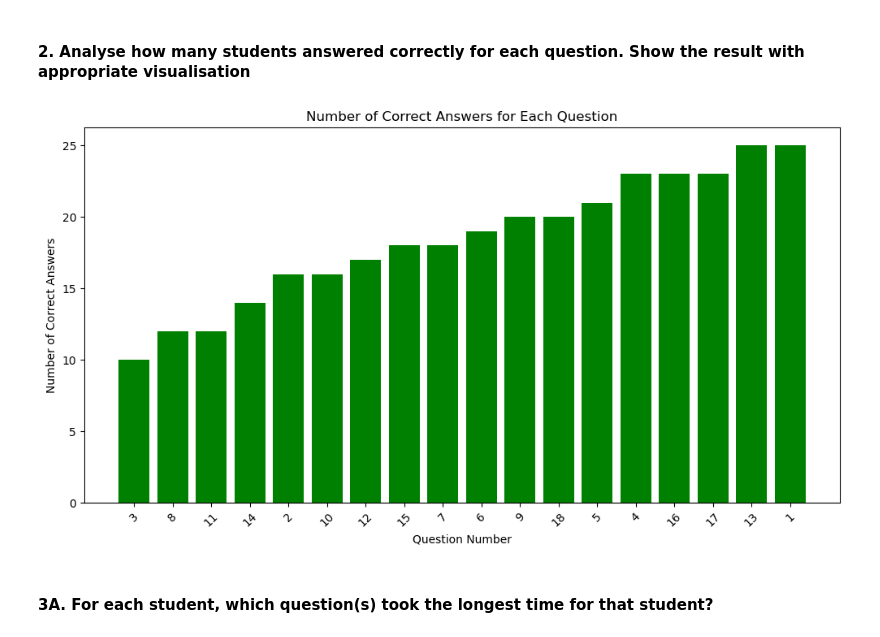
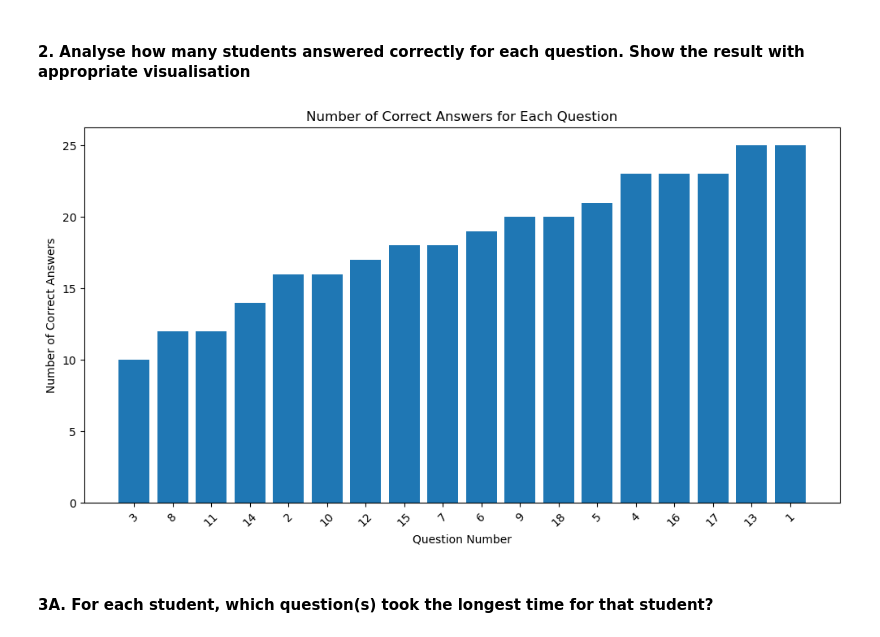
Before and after one commit to erdemhalil/DIT376-PDS, a Jupyter notebook: Assignment 7/a7.ipynb, the cells around one changed output. Saved outputs shown, nothing was run; the diff lists cells and outputs as text; code cells hidden in the pictures.

```diff
--- a/Assignment 7/a7.ipynb
+++ b/Assignment 7/a7.ipynb
@@ -36,18 +36,17 @@ plt.show()
 # %%
 group_by_question = merged_df.groupby("Question ID")["Is Correct"].sum().reset_index().sort_values(by="Is Correct")
 plt.figure(figsize=(12, 6))
 plt.bar(
     group_by_question["Question ID"].astype(str),
-    group_by_question["Is Correct"],
-    color="green",
+    group_by_question["Is Correct"]
 )
 plt.xlabel("Question Number")
 plt.ylabel("Number of Correct Answers")
 plt.title("Number of Correct Answers for Each Question")
 plt.xticks(rotation=45)
 plt.show()
 # %% [output]
-[figure, old version]
+[figure, new version]
 # %% [markdown]
 ####  3A. For each student, which question(s) took the longest time for that student?
 # %%
```
Also changed, not shown: parts of 8 cells of this notebook.
